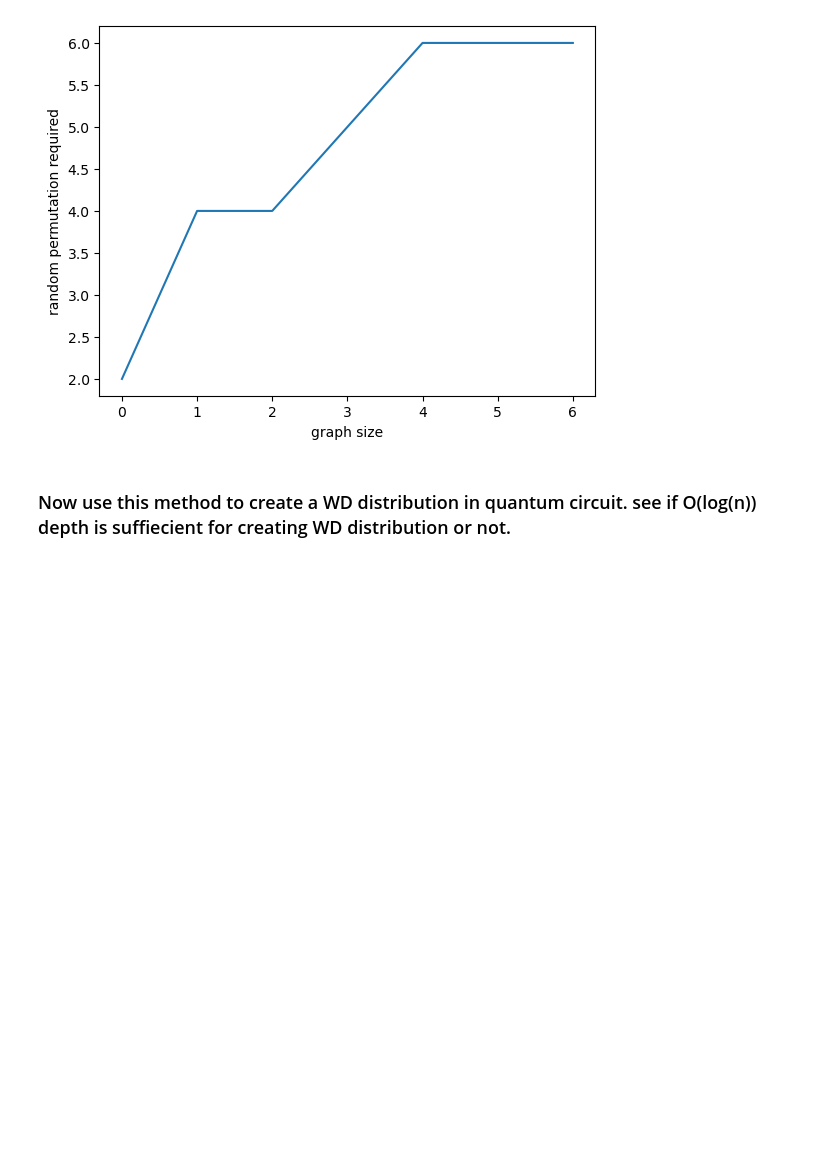
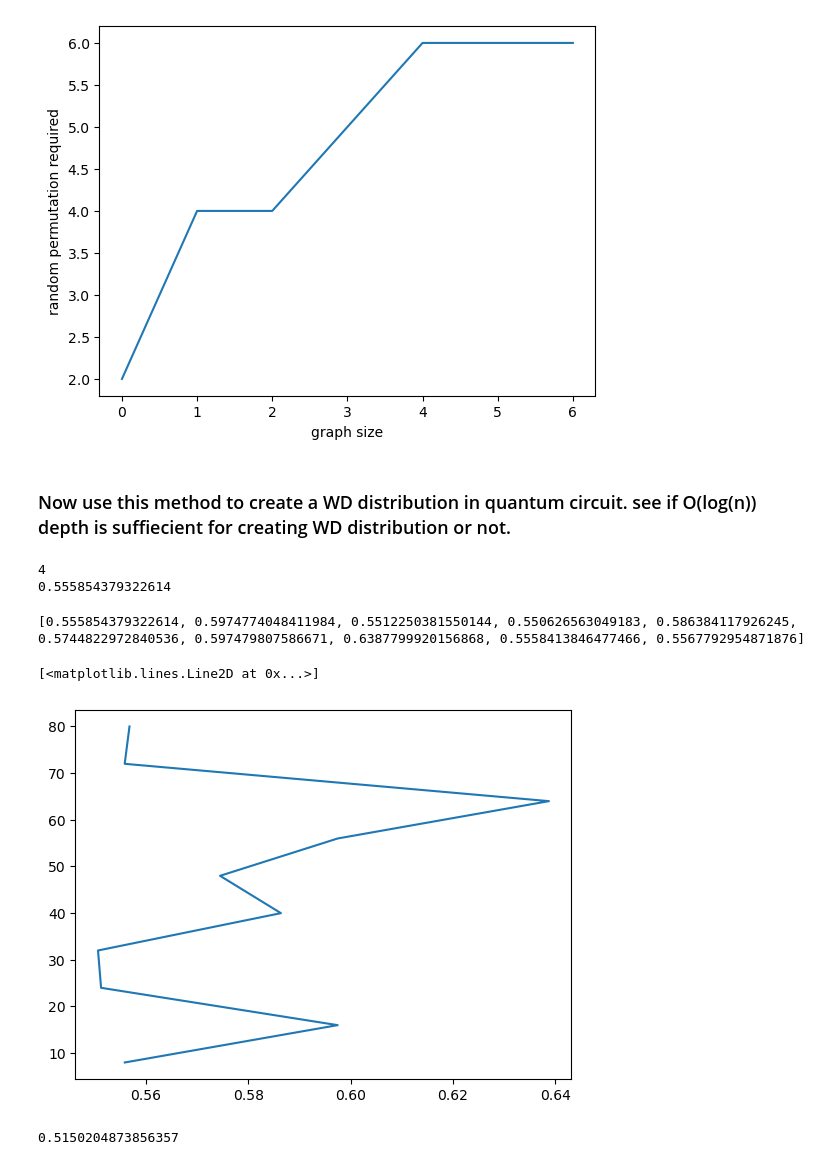
Before and after one commit to 111asim/randoms, a Jupyter notebook: Causal cover.ipynb, the cells around one changed output. Drawn from its saved outputs; the diff is of its cells as text; code cells hidden in the pictures; blank space fills up the shorter version.

```diff
--- a/Causal cover.ipynb
+++ b/Causal cover.ipynb
@@ -232,0 +342,57 @@ Text(0, 0.5, 'random permutation required')
+# %%
+n=10
+depths=[8,16,24,32,40,48,56,64,72,80]
+
+trials=4
+
+base=QuantumCircuit(n)
+base=initialize_R_product_state(base,n)
+base=random_clifford(base,n)
+
+# qc_ours.draw()
+choice=random.choice(list(range(n)))
+# qc_ours.t(choice)
+for i in range(n):
+    base.t(i)
+qc_theirs=base.copy() ## same initial circuit
+qc_ours=base.copy()
+r_tildae_ours=[]
+r_tildae_each_trial=[]
+for t in range(trials):
+    qc_theirs=qc_ours.copy() ## same initial circuit
+    qc_ours=random_Cnot_permutation(qc_ours,n)
+    r_tildae_ours.append(get_r_tildae(qc_ours))
+    r_tildae_different_depths=[]
+    for depth in depths:
+        qc_theirs=brick_1D_add_4_layer(qc_theirs.copy(),n)
+        qc_theirs=brick_1D_add_4_layer(qc_theirs.copy(),n)
+
+        r_tildae_theirs=get_r_tildae(qc_theirs)
+        r_tildae_different_depths.append(r_tildae_theirs)
+    r_tildae_each_trial.append(r_tildae_different_depths)
+# %%
+print(len(r_tildae_each_trial))
+x=[i[0] for i in r_tildae_each_trial]
+print(np.mean(x))
+# %% [output]
+4
+0.555854379322614
+# %%
+## for computing the mean of trials for each depth
+mean_r_tildae_theirs=[]
+for j in range(len(depths)):
+    each_depth_temp=[]
+    for t in range(trials):
+        each_depth_temp.append(r_tildae_each_trial[t][j])
+    mean_r_tildae_theirs.append(np.mean(each_depth_temp))
+print(mean_r_tildae_theirs)
+plt.plot(mean_r_tildae_theirs,depths)
+# %% [output]
+[0.555854379322614, 0.5974774048411984, 0.5512250381550144, 0.550626563049183, 0.586384117926245, 0.5744822972840536, 0.597479807586671, 0.6387799920156868, 0.5558413846477466, 0.5567792954871876]
+[<matplotlib.lines.Line2D at 0x...>]
+[figure, added]
+# %%
+# plt.plot(r_tildae_different_depths)
+np.mean(r_tildae_different_depths[i*8:i*8+trials])
+# %% [output]
+0.5150204873856357
```
Also changed, not shown: parts of 4 cells of this notebook, 1 other file.
